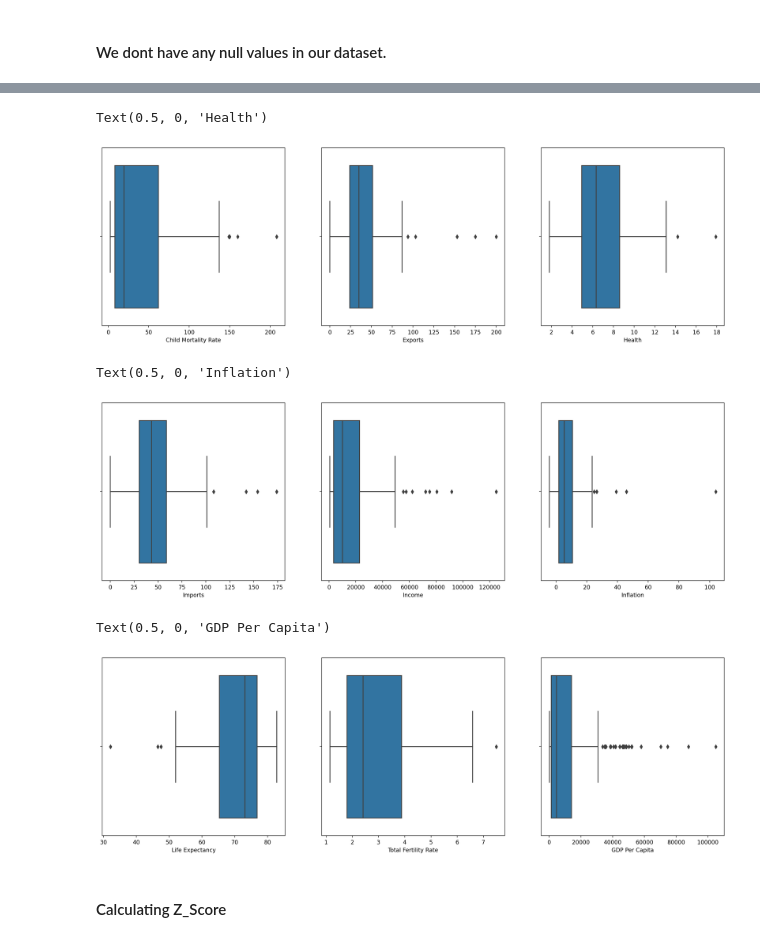
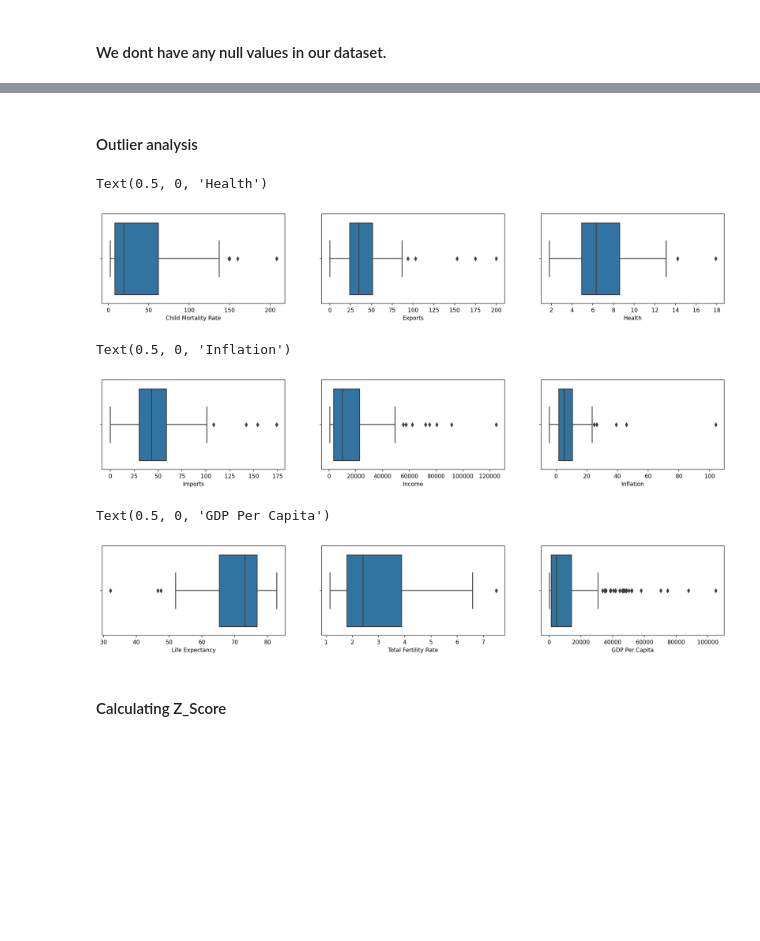
Before and after one commit to divyanshkul/Machine-Learning-Algos, a Jupyter notebook: Week 3 K-Means/KMeans-final.ipynb, the cells around one changed output, grey strips where cells are left out. Saved outputs shown, nothing was run; the diff lists cells and outputs as text; code cells hidden in the pictures; blank space fills up the shorter version.

```diff
--- a/Week 3 K-Means/KMeans-final.ipynb
+++ b/Week 3 K-Means/KMeans-final.ipynb
@@ -67,25 +67,27 @@ data.describe()
 | 50% | 19.300000 | 35.000000 | 6.320000 | 43.300000 | 9960.000000 | 5.390000 | 73.100000 | 2.410000 | 4660.000000 |
 | 75% | 62.100000 | 51.350000 | 8.600000 | 58.750000 | 22800.000000 | 10.750000 | 76.800000 | 3.880000 | 14050.000000 |
 | max | 208.000000 | 200.000000 | 17.900000 | 174.000000 | 125000.000000 | 104.000000 | 82.800000 | 7.490000 | 105000.000000 |
+# %% [markdown]
+#### Outlier analysis
 # %%
-plt.figure(figsize=(20,20), dpi=200)
+plt.figure(figsize=(20,10), dpi=200)
 
 plt.subplot(3,3,1)
 sns.boxplot(x='child_mort', data=data)
 plt.xlabel('Child Mortality Rate')
 
 plt.subplot(3,3,2)
 sns.boxplot(x='exports', data=data)
 plt.xlabel('Exports')
 
 plt.subplot(3,3,3)
 sns.boxplot(x='health', data=data)
 plt.xlabel('Health')
 # %% [output]
 Text(0.5, 0, 'Health')
-[figure, old version]
+[figure, new version]
 # %%
-plt.figure(figsize=(20,20), dpi=200)
+plt.figure(figsize=(20,10), dpi=200)
 
 plt.subplot(3,3,1)
 sns.boxplot(x='imports', data=data)
@@ -100,9 +102,9 @@ sns.boxplot(x='inflation', data=data)
 plt.xlabel('Inflation')
 # %% [output]
 Text(0.5, 0, 'Inflation')
-[figure, old version]
+[figure, new version]
 # %%
-plt.figure(figsize=(20,20), dpi=200)
+plt.figure(figsize=(20,10), dpi=200)
 
 plt.subplot(3,3,1)
 sns.boxplot(x='life_expec', data=data)
@@ -118,7 +120,7 @@ sns.boxplot(x='gdpp', data=data)
 plt.xlabel('GDP Per Capita')
 # %% [output]
 Text(0.5, 0, 'GDP Per Capita')
-[figure, old version]
+[figure, new version]
 # %% [markdown]
 #### Calculating Z_Score
 # %% [markdown]
```
Also changed, not shown: parts of 8 cells of this notebook.
